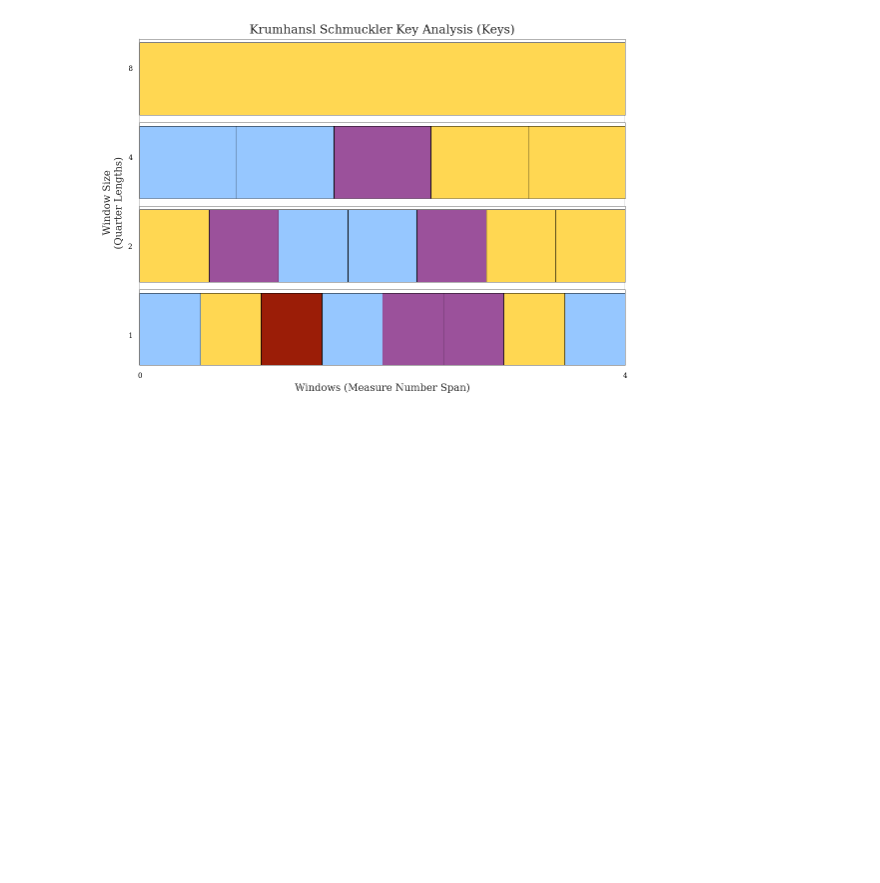
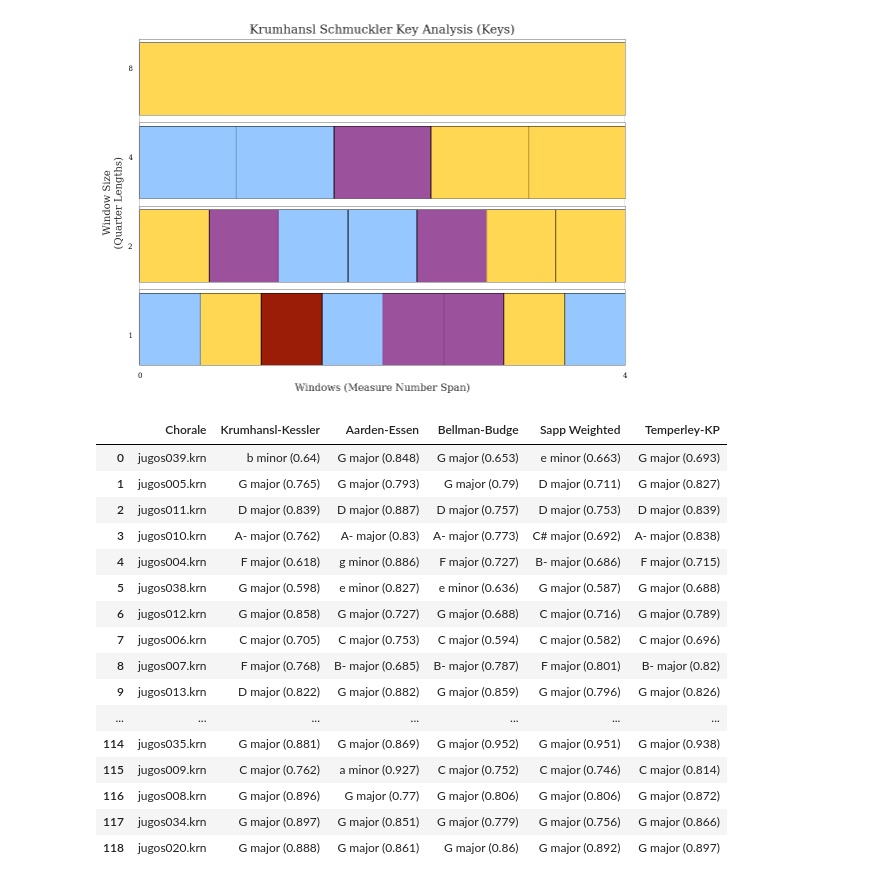
Before and after one commit to shanahdt/corpus-studies-2024, a Jupyter notebook: class_notes/scratch.ipynb, the cells around one changed output. Saved outputs shown, nothing was run; the diff lists cells and outputs as text; code cells hidden in the pictures; blank space fills up the shorter version.

```diff
--- a/class_notes/scratch.ipynb
+++ b/class_notes/scratch.ipynb
@@ -1607,3 +1607,63 @@ KeyboardInterrupt:
 [figure]
 [figure]
 [figure]
+# %%
+import pandas as pd
+from music21 import *
+krum_kess = []
+aarden_essen = []
+temperley_kp = []
+bellman_budge = []
+sapp_weighted = []
+
+titles = []
+for file in file_list:
+  titles.append(file.split("/")[-1])
+  melody = converter.parse(file)
+
+  krum = analysis.discrete.KrumhanslKessler(melody)
+  krum_key = krum.getSolution(melody)
+  coef_krum = round(krum_key.correlationCoefficient, 3)
+  krum_kess.append(f'{krum_key} ({coef_krum})')
+
+  aarden = analysis.discrete.AardenEssen(melody)
+  coef_aarden = round(aarden_key.correlationCoefficient, 3)
+  aarden_key = aarden.getSolution(melody)
+  aarden_essen.append(f'{aarden_key} ({coef_aarden})')
+
+  bellman = analysis.discrete.BellmanBudge(melody)
+  bellman_key = bellman.getSolution(melody)
+  coef_bellman = round(bellman_key.correlationCoefficient, 3)
+  bellman_budge.append(f'{bellman_key} ({coef_bellman})')
+
+  sapp = analysis.discrete.SimpleWeights(melody)
+  sapp_key = sapp.getSolution(melody)
+  coef_sapp = round(sapp_key.correlationCoefficient, 3)
+  sapp_weighted.append(f'{sapp_key} ({coef_sapp})')
+
+  temperley = analysis.discrete.TemperleyKostkaPayne(melody)
+  temperley_key = temperley.getSolution(melody)
+  coef_temperley = round(temperley_key.correlationCoefficient, 3)
+  temperley_kp.append(f'{temperley_key} ({coef_temperley})')
+
+pd.set_option('max_rows', 371)
+df = pd.DataFrame(list(zip(titles, krum_kess, aarden_essen, bellman_budge, sapp_weighted, temperley_kp)), columns= ['Chorale','Krumhansl-Kessler', 'Aarden-Essen', 'Bellman-Budge', 'Sapp Weighted', 'Temperley-KP'])
+df
+# %% [output]
+|  | Chorale | Krumhansl-Kessler | Aarden-Essen | Bellman-Budge | Sapp Weighted | Temperley-KP |
+| 0 | jugos039.krn | b minor (0.64) | G major (0.848) | G major (0.653) | e minor (0.663) | G major (0.693) |
+| 1 | jugos005.krn | G major (0.765) | G major (0.793) | G major (0.79) | D major (0.711) | G major (0.827) |
+| 2 | jugos011.krn | D major (0.839) | D major (0.887) | D major (0.757) | D major (0.753) | D major (0.839) |
+| 3 | jugos010.krn | A- major (0.762) | A- major (0.83) | A- major (0.773) | C# major (0.692) | A- major (0.838) |
+| 4 | jugos004.krn | F major (0.618) | g minor (0.886) | F major (0.727) | B- major (0.686) | F major (0.715) |
+| 5 | jugos038.krn | G major (0.598) | e minor (0.827) | e minor (0.636) | G major (0.587) | G major (0.688) |
+| 6 | jugos012.krn | G major (0.858) | G major (0.727) | G major (0.688) | C major (0.716) | G major (0.789) |
+| 7 | jugos006.krn | C major (0.705) | C major (0.753) | C major (0.594) | C major (0.582) | C major (0.696) |
+| 8 | jugos007.krn | F major (0.768) | B- major (0.685) | B- major (0.787) | F major (0.801) | B- major (0.82) |
+| 9 | jugos013.krn | D major (0.822) | G major (0.882) | G major (0.859) | G major (0.796) | G major (0.826) |
+| ... | ... | ... | ... | ... | ... | ... |
+| 114 | jugos035.krn | G major (0.881) | G major (0.869) | G major (0.952) | G major (0.951) | G major (0.938) |
+| 115 | jugos009.krn | C major (0.762) | a minor (0.927) | C major (0.752) | C major (0.746) | C major (0.814) |
+| 116 | jugos008.krn | G major (0.896) | G major (0.77) | G major (0.806) | G major (0.806) | G major (0.872) |
+| 117 | jugos034.krn | G major (0.897) | G major (0.851) | G major (0.779) | G major (0.756) | G major (0.866) |
+| 118 | jugos020.krn | G major (0.888) | G major (0.861) | G major (0.86) | G major (0.892) | G major (0.897) |
```
Also changed, not shown: 5 other files.
